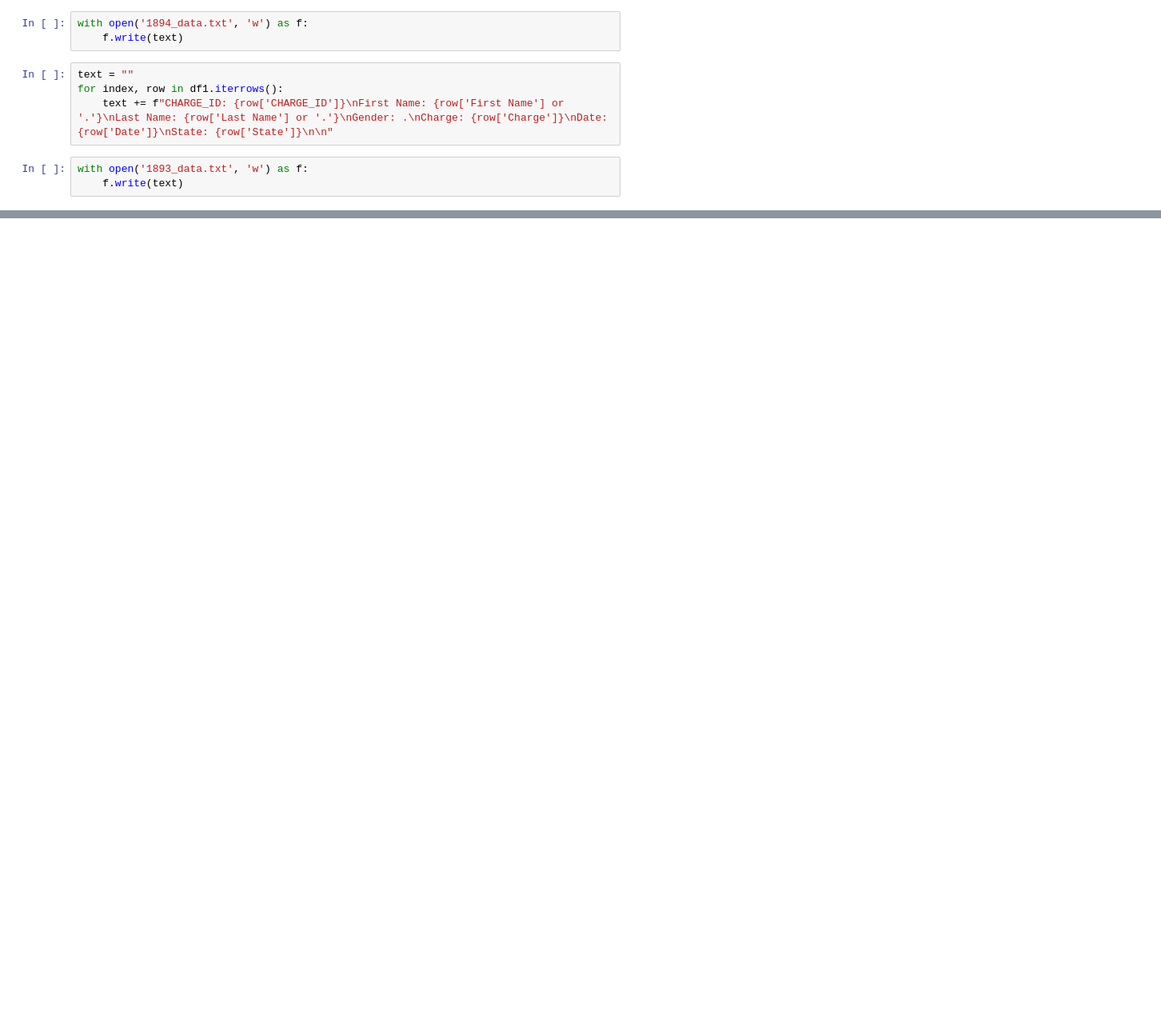
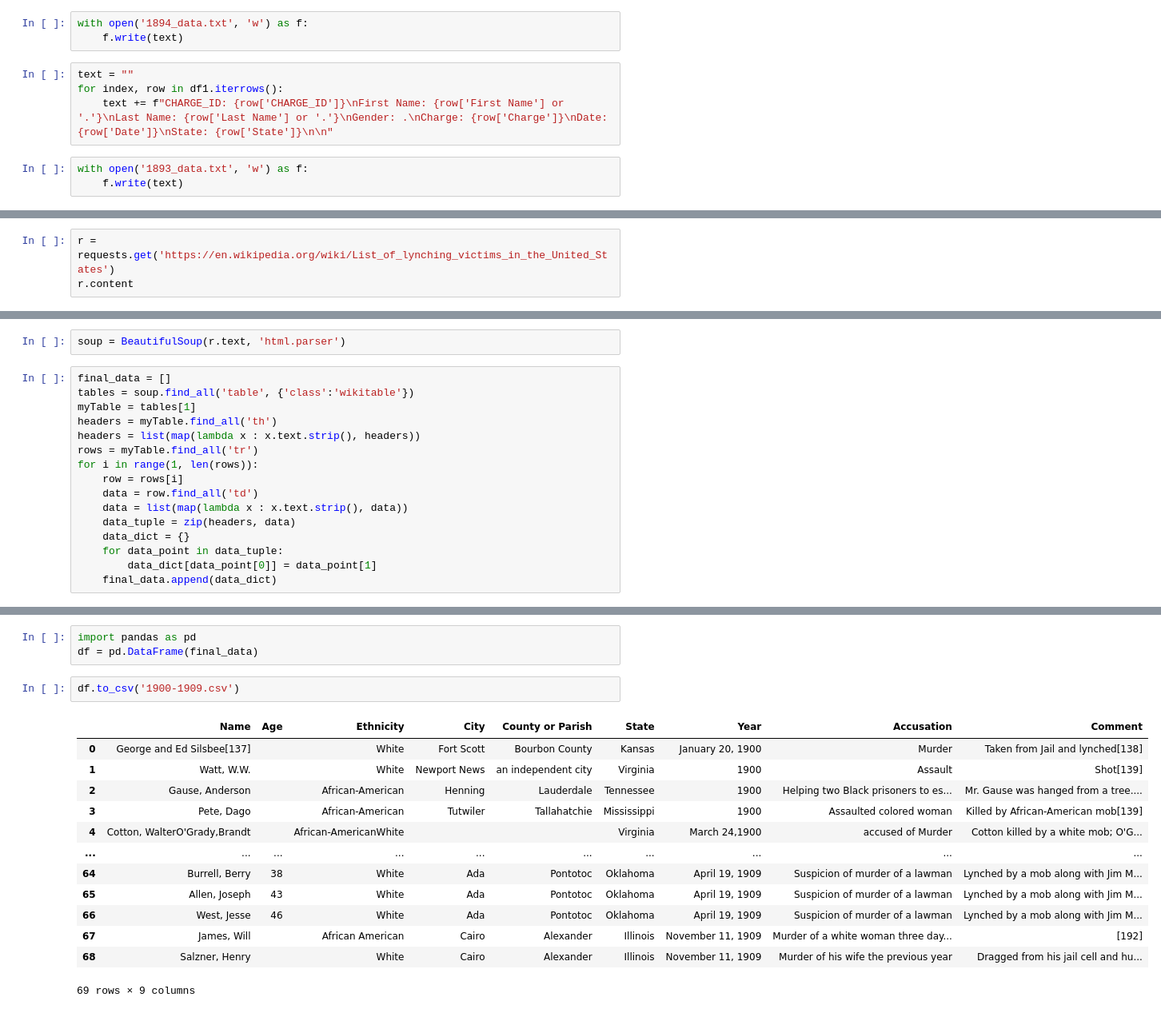
Before and after one commit to sovitpy/CSCI390SJ, a Jupyter notebook: Untitled.ipynb, the cells around one changed output, grey strips where cells are left out. Shown at 80% size. Drawn from its saved outputs; the diff is of its cells as text; blank space fills up the shorter version.

Commit message:
added wiki scraping notebook (Untitled.ipynb) and scraped 1900-1909 data

```diff
--- a/Untitled.ipynb
+++ b/Untitled.ipynb
@@ -82,0 +86,3 @@ False
+# %%
+r = requests.get('https://en.wikipedia.org/wiki/List_of_lynching_victims_in_the_United_States')
+r.content
@@ -82,0 +91,18 @@ False
+# %%
+soup = BeautifulSoup(r.text, 'html.parser')
+# %%
+final_data = []
+tables = soup.find_all('table', {'class':'wikitable'})
+myTable = tables[1]
+headers = myTable.find_all('th')
+headers = list(map(lambda x : x.text.strip(), headers))
+rows = myTable.find_all('tr')
+for i in range(1, len(rows)):
+    row = rows[i]
+    data = row.find_all('td')
+    data = list(map(lambda x : x.text.strip(), data))
+    data_tuple = zip(headers, data)
+    data_dict = {}
+    for data_point in data_tuple:
+        data_dict[data_point[0]] = data_point[1]
+    final_data.append(data_dict)
@@ -82,0 +129,19 @@ False
+# %%
+import pandas as pd
+df = pd.DataFrame(final_data)
+# %%
+df.to_csv('1900-1909.csv')
+# %% [output]
+|  | Name | Age | Ethnicity | City | County or Parish | State | Year | Accusation | Comment |
+| 0 | George and Ed Silsbee[137] |  | White | Fort Scott | Bourbon County | Kansas | January 20, 1900 | Murder | Taken from Jail and lynched[138] |
+| 1 | Watt, W.W. |  | White | Newport News | an independent city | Virginia | 1900 | Assault | Shot[139] |
+| 2 | Gause, Anderson |  | African-American | Henning | Lauderdale | Tennessee | 1900 | Helping two Black prisoners to es... | Mr. Gause was hanged from a tree.... |
+| 3 | Pete, Dago |  | African-American | Tutwiler | Tallahatchie | Mississippi | 1900 | Assaulted colored woman | Killed by African-American mob[139] |
+| 4 | Cotton, WalterO'Grady,Brandt |  | African-AmericanWhite |  |  | Virginia | March 24,1900 | accused of Murder | Cotton killed by a white mob; O'G... |
+| ... | ... | ... | ... | ... | ... | ... | ... | ... | ... |
+| 64 | Burrell, Berry | 38 | White | Ada | Pontotoc | Oklahoma | April 19, 1909 | Suspicion of murder of a lawman | Lynched by a mob along with Jim M... |
+| 65 | Allen, Joseph | 43 | White | Ada | Pontotoc | Oklahoma | April 19, 1909 | Suspicion of murder of a lawman | Lynched by a mob along with Jim M... |
+| 66 | West, Jesse | 46 | White | Ada | Pontotoc | Oklahoma | April 19, 1909 | Suspicion of murder of a lawman | Lynched by a mob along with Jim M... |
+| 67 | James, Will |  | African American | Cairo | Alexander | Illinois | November 11, 1909 | Murder of a white woman three day... | [192] |
+| 68 | Salzner, Henry |  | White | Cairo | Alexander | Illinois | November 11, 1909 | Murder of his wife the previous year | Dragged from his jail cell and hu... |
+69 rows × 9 columns
```
Also changed, not shown: parts of 3 cells of this notebook, 1 other file.
